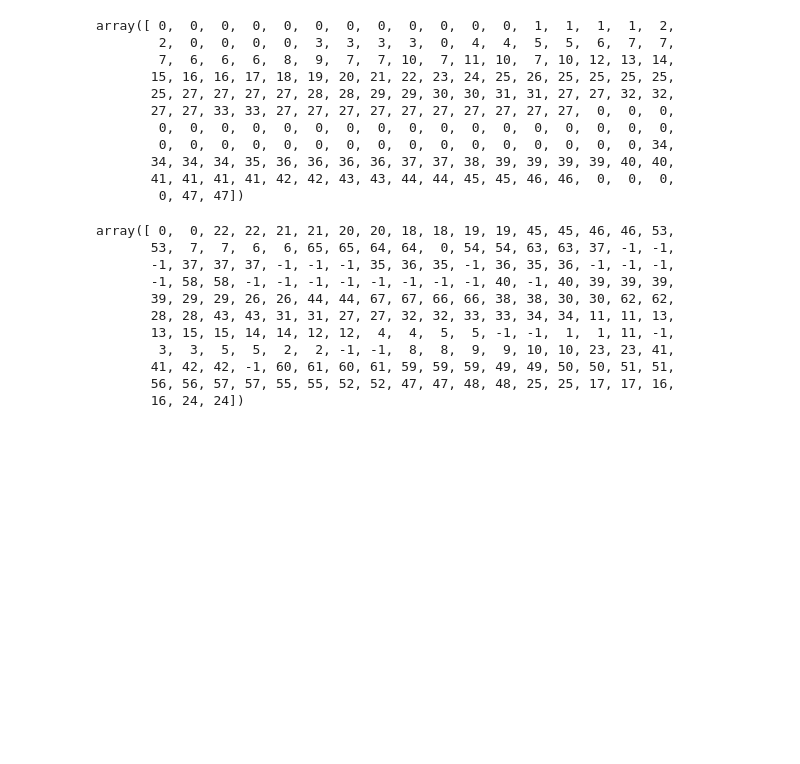
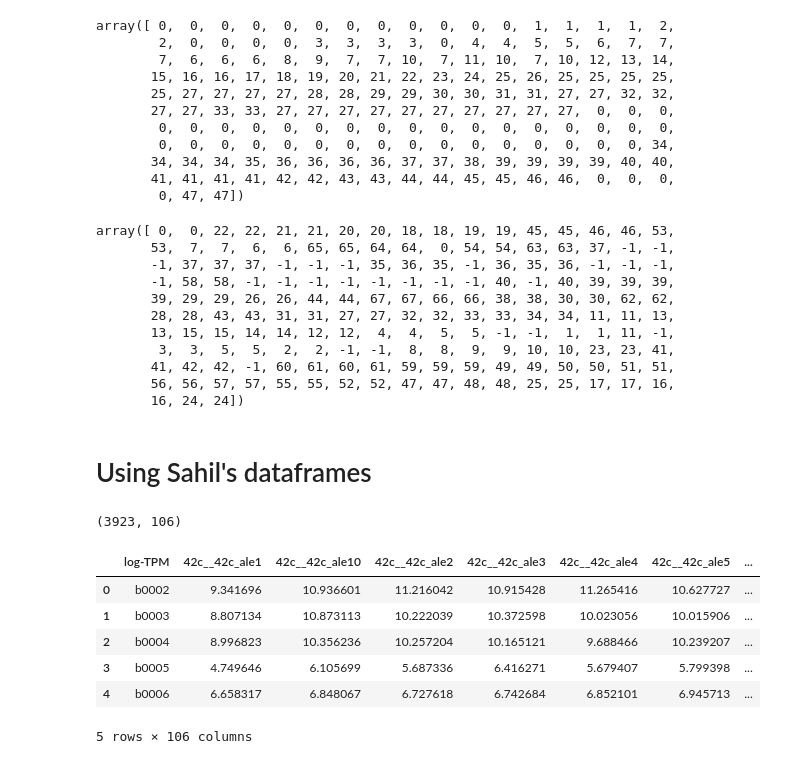
Before and after one commit to adamhockenberry/Growth-expression-translation, a Jupyter notebook: Code/scratch_AJH.ipynb, the cells around one changed output. Saved outputs shown, nothing was run; the diff lists cells and outputs as text; code cells hidden in the pictures; blank space fills up the shorter version.

```diff
--- a/Code/scratch_AJH.ipynb
+++ b/Code/scratch_AJH.ipynb
@@ -624,3 +635,18 @@ array([ 0,  0, 22, 22, 21, 21, 20, 20, 18, 18, 19, 19, 45, 45, 46, 46, 53,
        41, 42, 42, -1, 60, 61, 60, 61, 59, 59, 59, 49, 49, 50, 50, 51, 51,
        56, 56, 57, 57, 55, 55, 52, 52, 47, 47, 48, 48, 25, 25, 17, 17, 16,
        16, 24, 24])
+# %% [markdown]
+# Using Sahil's dataframes
+# %%
+exp_df = pd.read_csv('../Data/expression_data.csv')
+print(exp_df.shape)
+exp_df.head()
+# %% [output]
+(3923, 106)
+|  | log-TPM | 42c__42c_ale1 | 42c__42c_ale10 | 42c__42c_ale2 | 42c__42c_ale3 | 42c__42c_ale4 | 42c__42c_ale5 | ... |
+| 0 | b0002 | 9.341696 | 10.936601 | 11.216042 | 10.915428 | 11.265416 | 10.627727 | ... |
+| 1 | b0003 | 8.807134 | 10.873113 | 10.222039 | 10.372598 | 10.023056 | 10.015906 | ... |
+| 2 | b0004 | 8.996823 | 10.356236 | 10.257204 | 10.165121 | 9.688466 | 10.239207 | ... |
+| 3 | b0005 | 4.749646 | 6.105699 | 5.687336 | 6.416271 | 5.679407 | 5.799398 | ... |
+| 4 | b0006 | 6.658317 | 6.848067 | 6.727618 | 6.742684 | 6.852101 | 6.945713 | ... |
+5 rows × 106 columns
```
Also changed, not shown: parts of 11 cells of this notebook, 27 other files.
